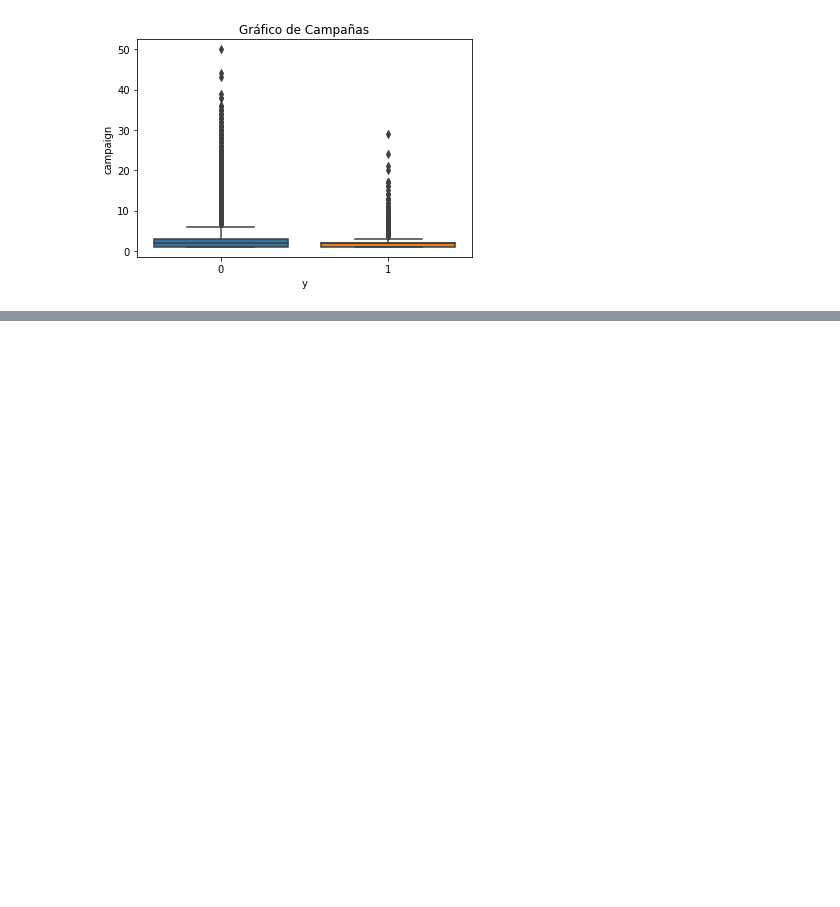
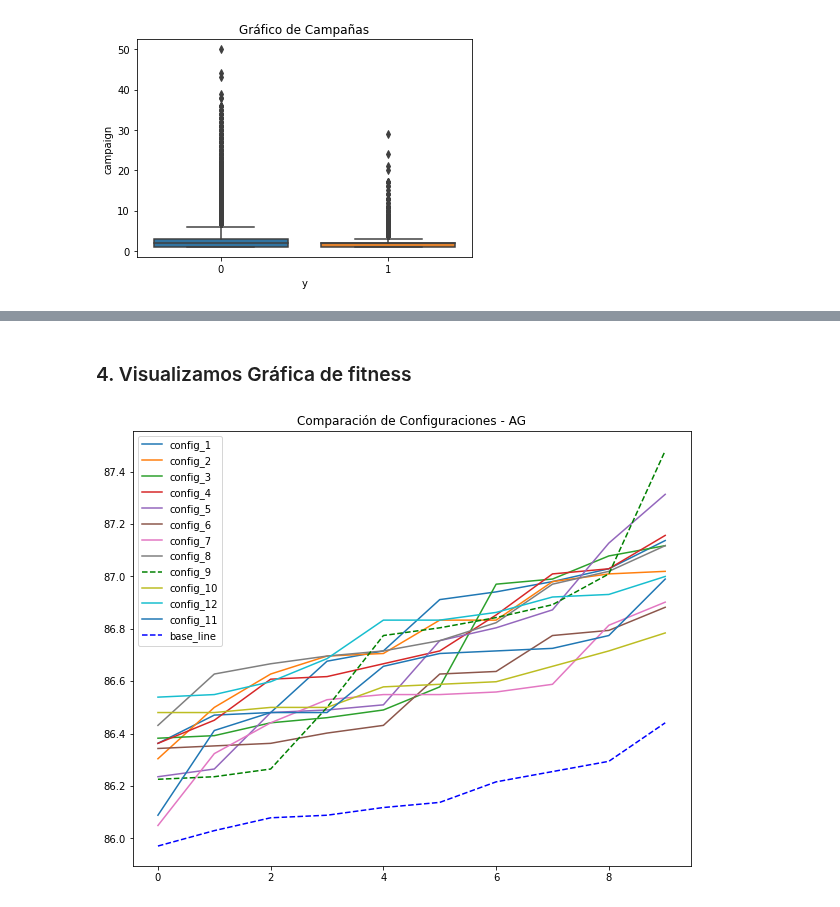
Before and after one commit to jjrodcast/GeneticFeatureSelection, a Jupyter notebook: Proyecto Algoritmos Genéticos.ipynb, the cells around one changed output, grey strips where cells are left out. Cells and saved outputs as stored; diff of their text form; code cells hidden in the pictures; blank space fills up the shorter version.

```diff
--- a/Proyecto Algoritmos Genéticos.ipynb
+++ b/Proyecto Algoritmos Genéticos.ipynb
@@ -377 +425,6 @@ Score del modelo usando KFolds: 0.8563097896701878
+# %%
+base_line = {}
+base_line['base_line'] = [{ 'features': X_train.columns.tolist(),
+              'chromosomes': [1 for i in range(X_train.shape[1])],
+              'fitness': score } for score in scores]
 # %% [markdown]
@@ -412,9 +524,0 @@ best_values_sorted = sorted(best_values, key=lambda indv: indv.fitness, reverse=
-# %%
-print("Features: ", X.columns.values)
-print("*"*80)
-print("")
-for i, indiv in enumerate(best_values_sorted[:5]):
-    print(f"Individio {i}")
-    print(indiv.chromosome)
-    print(indiv.fitness)
-    print("-"*48)
@@ -438,0 +975,7 @@ Individio 4
+# %%
+all_runs.update(base_line)
+
+for key,value in all_runs.items():
+    sorted_data = sorted(value, key=lambda conf: conf['fitness'], reverse=True)
+    config = sorted_data[0]
+    print(key,'\n', config['features'], '\n', config['fitness'], '\n')
@@ -438,0 +1000,27 @@ Individio 4
+# %% [markdown]
+### 4. Visualizamos Gráfica de fitness
+# %%
+best_key = 'base_line'
+ft = -1
+for k in all_runs.keys():
+    sorted_fitness = sorted(history[k], key=lambda item: item['fitness'], reverse=True)[0]
+    if sorted_fitness['fitness'] > ft:
+        ft = sorted_fitness['fitness']
+        best_key = k
+
+plt.figure(figsize=(10,8))
+plt.title('Comparación de Configuraciones - AG')
+for key, value in all_runs.items():
+    xs = range(len(value))
+    ys = sorted([item['fitness']*100 for item in value])
+    if key == 'base_line':
+        plt.plot(xs, ys, 'b--', label=key)
+    elif key == best_key:
+        plt.plot(xs, ys, 'g--', label=key)
+    else:
+        plt.plot(xs, ys, '-', label=key)
+
+plt.legend()
+plt.show()
+# %% [output]
+[figure, added]
```
Also changed, not shown: parts of 44 cells of this notebook, 1 other file.
